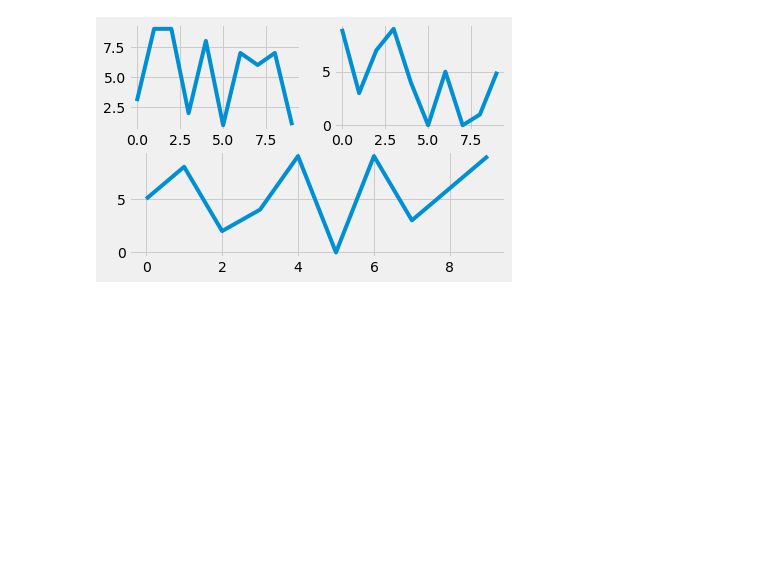
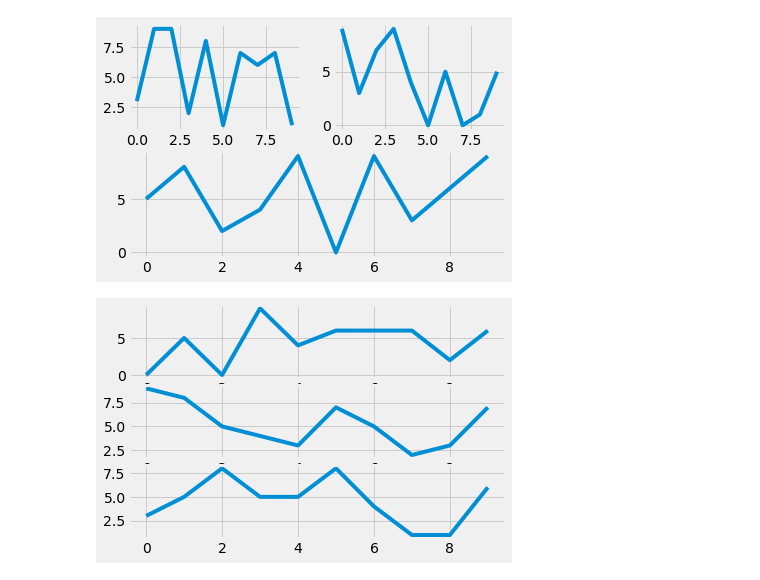
Before and after one commit to atystats/Data-Analysis-in-Python, a Jupyter notebook: Data Visualization with Python.ipynb, the cells around one changed output. Saved outputs shown, nothing was run; the diff lists cells and outputs as text; code cells hidden in the pictures; blank space fills up the shorter version.

Commit message:
Data Visualization in Python

```diff
--- a/Data Visualization with Python.ipynb
+++ b/Data Visualization with Python.ipynb
@@ -600,3 +600,46 @@ ax3.plot(x,y)
 plt.show()
 # %% [output]
 [figure]
+# %%
+# We can also create a grid to plot graph. Using a grid helps us in customizing the charts much better
+import matplotlib.pyplot as plt
+import random
+
+from matplotlib import style
+
+style.use('fivethirtyeight')
+fig = plt.figure() # intializing a figure
+
+def create_plots(): # We will create some data to plot.
+    xs = []
+    ys = []
+
+    for i in range(10):
+        x = i
+        y = random.randrange(10)
+        xs.append(x)
+        ys.append(y)
+
+    return xs, ys
+
+ax1 = plt.subplot2grid((6,1),(0,0), rowspan = 2, colspan = 1) # grid size, starting position
+                                # of the subplot, how many rows will it cover, how many columns.
+ax2 = plt.subplot2grid((6,1),(2,0), rowspan = 2, colspan = 1)
+ax3 = plt.subplot2grid((6,1),(4,0), rowspan = 2, colspan = 1)
+# Creating subplots
+#ax1 = fig.add_subplot(221) # height, width, plot number.
+#ax2 = fig.add_subplot(222)
+#ax3 = fig.add_subplot(212)
+
+x,y = create_plots()
+ax1.plot(x,y)
+
+x,y = create_plots()
+ax2.plot(x,y)
+
+x,y = create_plots()
+ax3.plot(x,y)
+
+plt.show()
+# %% [output]
+[figure, added]
```
